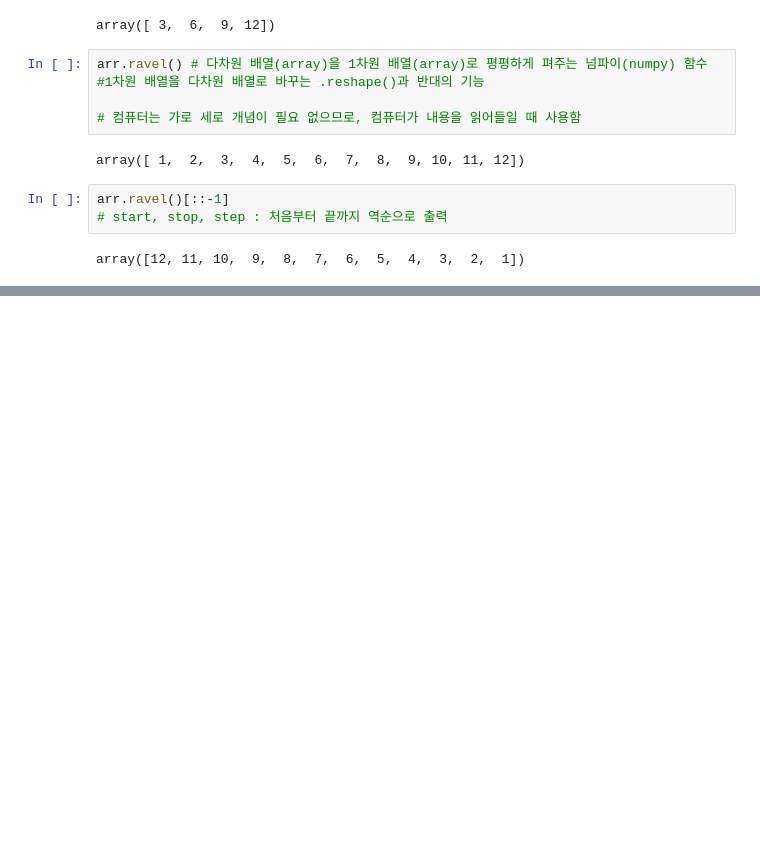
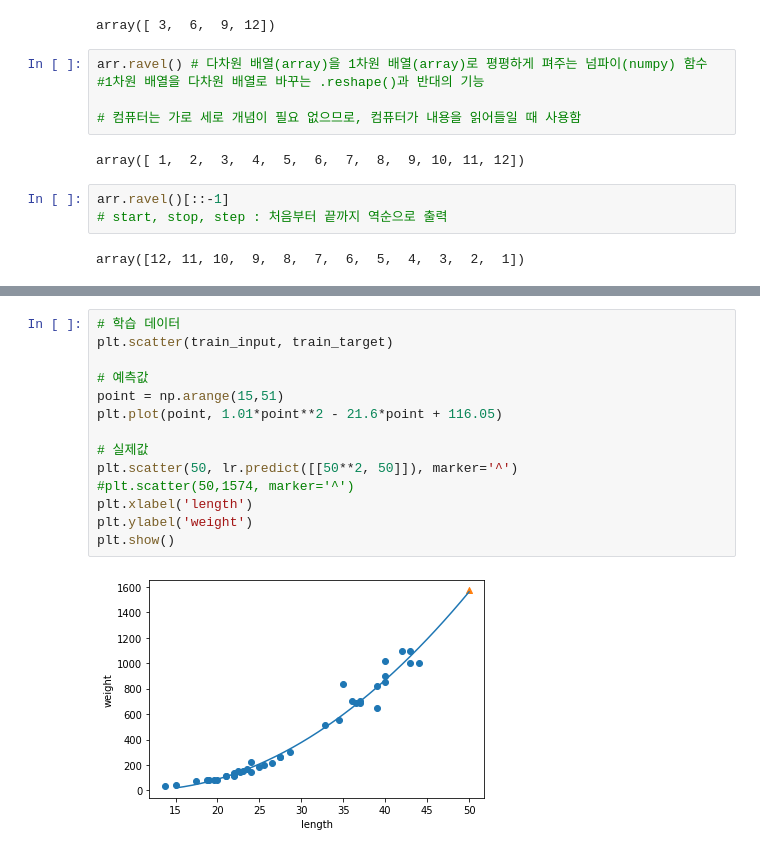
Before and after one commit to serinss/seSAC_ML_DL, a Jupyter notebook: 03_2_선형_회귀.ipynb, the cells around one changed output, grey strips where cells are left out. Drawn from its saved outputs; the diff is of its cells as text; blank space fills up the shorter version.

```diff
--- a/03_2_선형_회귀.ipynb
+++ b/03_2_선형_회귀.ipynb
@@ -112,0 +220,16 @@ array([12, 11, 10,  9,  8,  7,  6,  5,  4,  3,  2,  1])
+# %%
+# 학습 데이터
+plt.scatter(train_input, train_target)
+
+# 예측값
+point = np.arange(15,51)
+plt.plot(point, 1.01*point**2 - 21.6*point + 116.05)
+
+# 실제값
+plt.scatter(50, lr.predict([[50**2, 50]]), marker='^')
+#plt.scatter(50,1574, marker='^')
+plt.xlabel('length')
+plt.ylabel('weight')
+plt.show()
+# %% [output]
+[figure, added]
```
Also changed, not shown: parts of 37 cells of this notebook.
